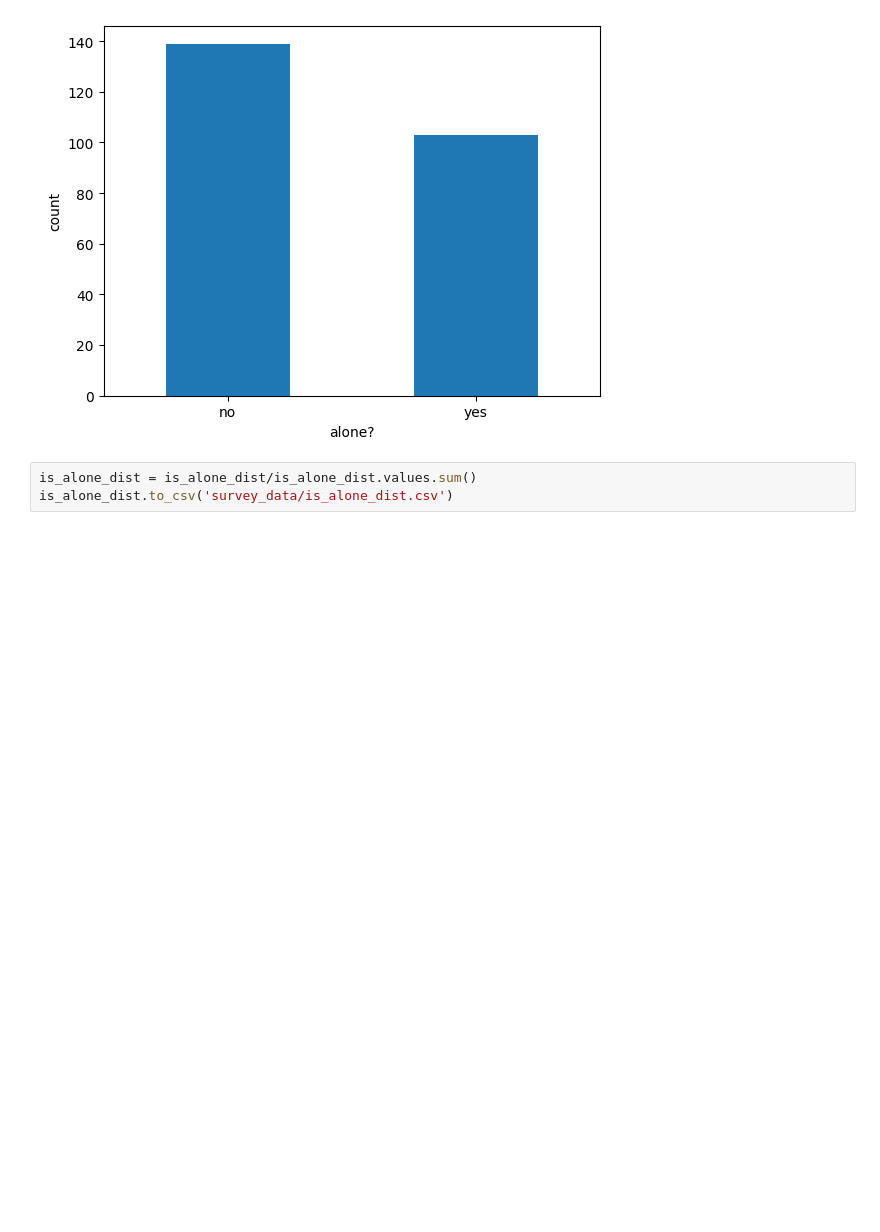
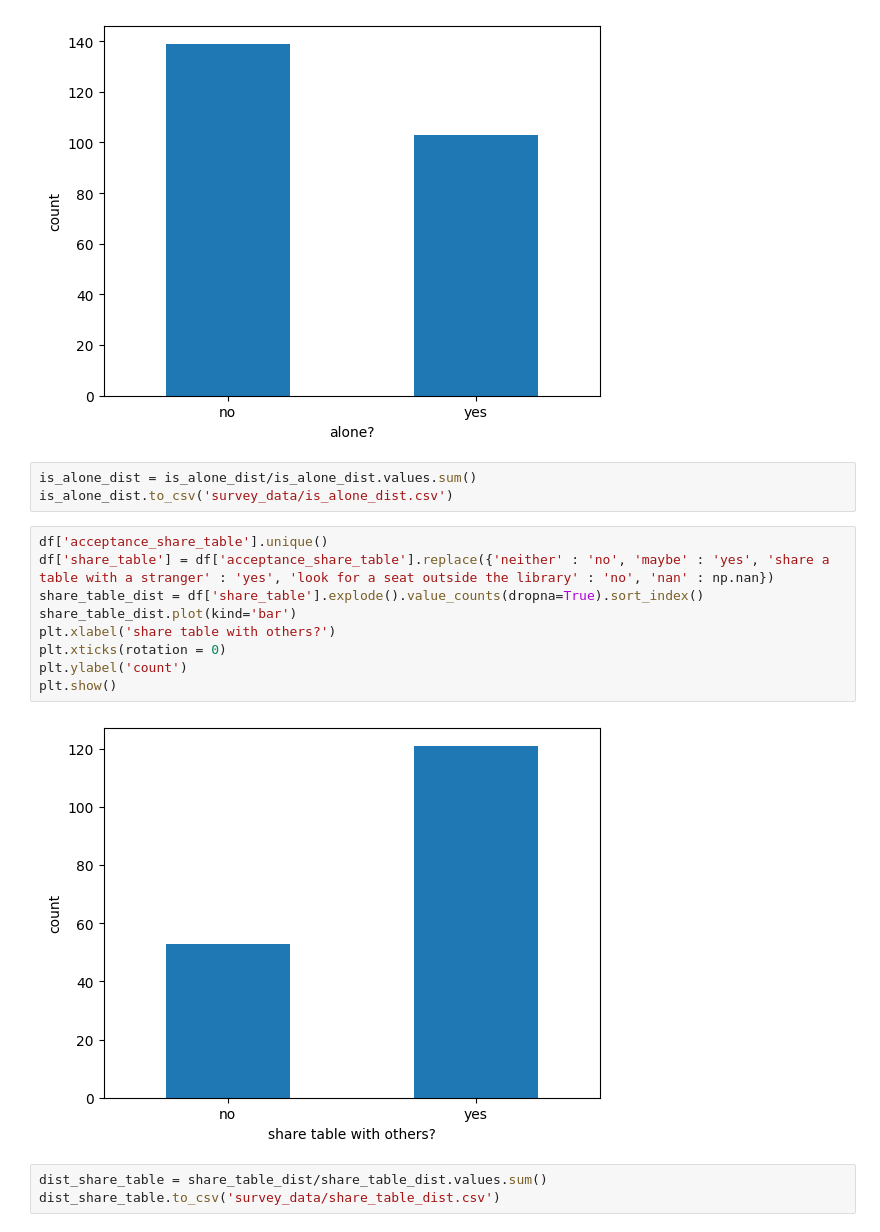
Before and after one commit to chriskbs/DSA3101, a Jupyter notebook: notebooks/survey_preprocessing.ipynb, the cells around one changed output. Drawn from its saved outputs; the diff is of its cells as text; blank space fills up the shorter version.

```diff
--- a/notebooks/survey_preprocessing.ipynb
+++ b/notebooks/survey_preprocessing.ipynb
@@ -654,3 +698,17 @@ plt.show()
 # %%
 is_alone_dist = is_alone_dist/is_alone_dist.values.sum()
 is_alone_dist.to_csv('survey_data/is_alone_dist.csv')
+# %%
+df['acceptance_share_table'].unique()
+df['share_table'] = df['acceptance_share_table'].replace({'neither' : 'no', 'maybe' : 'yes', 'share a table with a stranger' : 'yes', 'look for a seat outside the library' : 'no', 'nan' : np.nan})
+share_table_dist = df['share_table'].explode().value_counts(dropna=True).sort_index()
+share_table_dist.plot(kind='bar')
+plt.xlabel('share table with others?')
+plt.xticks(rotation = 0)
+plt.ylabel('count')
+plt.show()
+# %% [output]
+[figure, added]
+# %%
+dist_share_table = share_table_dist/share_table_dist.values.sum()
+dist_share_table.to_csv('survey_data/share_table_dist.csv')
```
Also changed, not shown: parts of 20 cells of this notebook, 2 other files.
